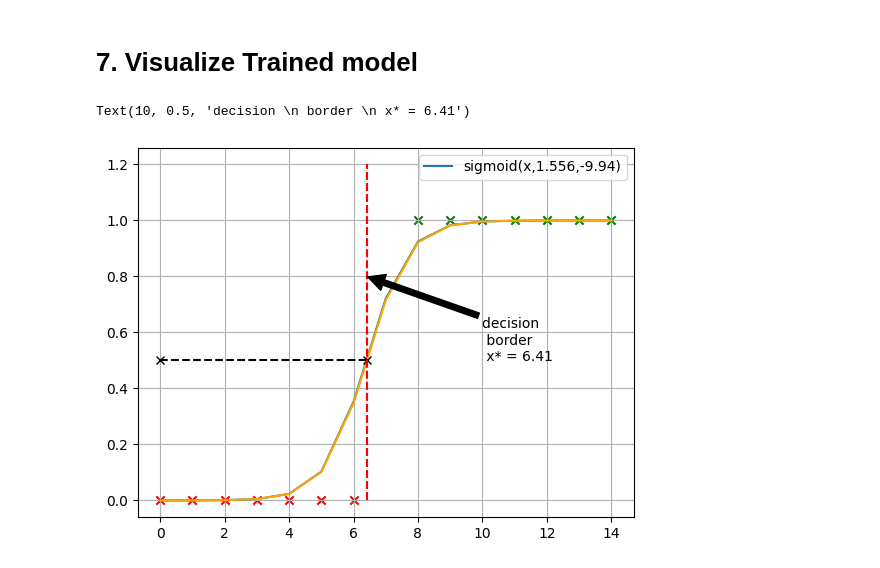
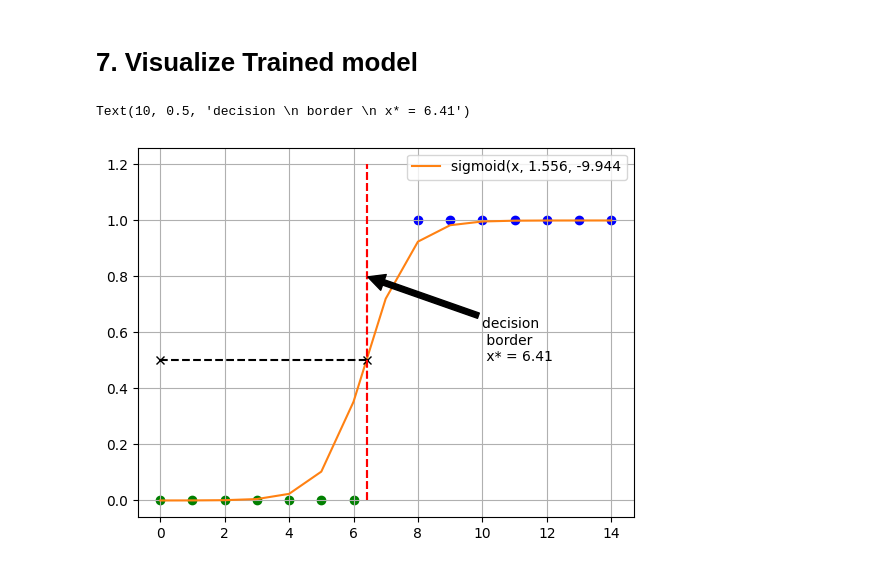
Before and after one commit to enoten/ml-numpy-pytorch, a Jupyter notebook: Logistic Regression.ipynb, the cells around one changed output. Saved outputs shown, nothing was run; the diff lists cells and outputs as text; code cells hidden in the pictures.

```diff
--- a/Logistic Regression.ipynb
+++ b/Logistic Regression.ipynb
@@ -562,27 +562,26 @@ Text(0, 0.5, 'dJ(w,b)/db')
 # %% [markdown]
 # 7. Visualize Trained model
 # %%
-plt.plot(x,sigmoid(x,w_in_time[-1],b_in_time[-1]))
+plt.plot(x,sigmoid(x,w_in_time[-1],b_in_time[-1]),color='#FF8112')
 for x_i, y_i in zip(list(x),list(y)):
     if x_i < 7:
-        plt.scatter(x_i,y_i,color='red',marker='x')
+        plt.scatter(x_i,y_i,color='green',marker='o')
     if x_i > 7:
-        plt.scatter(x_i,y_i,color='green',marker='x')
+        plt.scatter(x_i,y_i,color='blue',marker='o')
 plt.grid('on')
-plt.legend(['sigmoid(x,'+str(w_in_time[-1])[:5]+','+str(b_in_time[-1])[:5]+')'])
+plt.legend(['sigmoid(x, {:.3f}, {:.3f}'.format(w_in_time[-1],b_in_time[-1])])
 
 x_border_sig = (-np.log(1/0.5 - 1) - b1)/w1
 
-plt.plot(x,sigmoid(x,1.55,-9.93),color="orange")
 plt.plot([x_border_sig,x_border_sig],[0,1.2],color='red',linestyle='dashed')
 
 plt.plot([0,x_border_sig],[0.5,0.5],color='black',linestyle='dashed',marker='x')
 plt.plot([x_border_sig,x_border_sig],[0,1.2],color='red',linestyle='dashed')
 
 plt.annotate('decision \n border \n x* = {:.2f}'.format(x_border_sig),
              xy=(x_border_sig, 0.8),
              xytext=(10, 0.5),
              arrowprops=dict(facecolor='black', shrink=0.01))
 # %% [output]
 Text(10, 0.5, 'decision \n border \n x* = 6.41')
-[figure, old version]
+[figure, new version]
```
